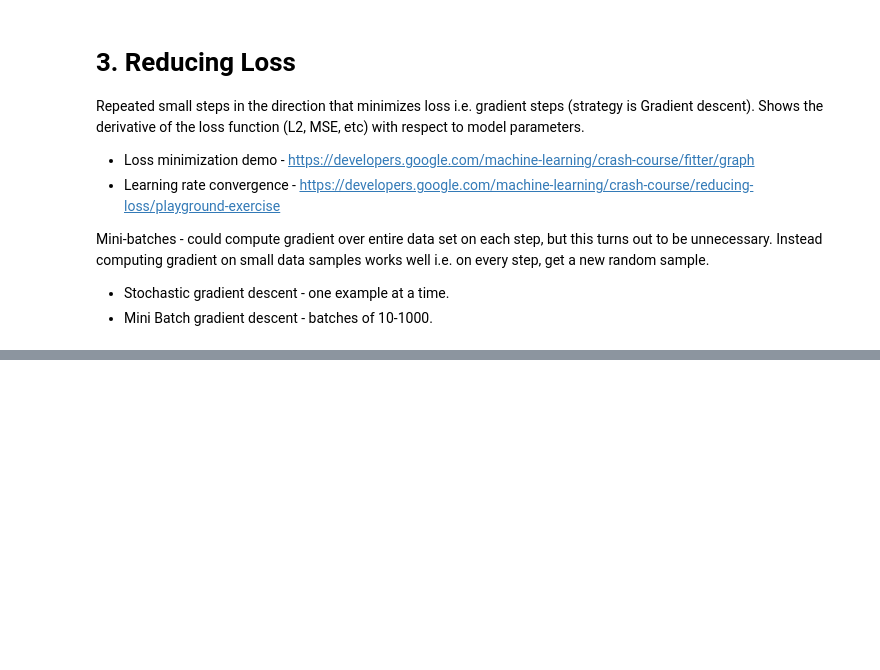
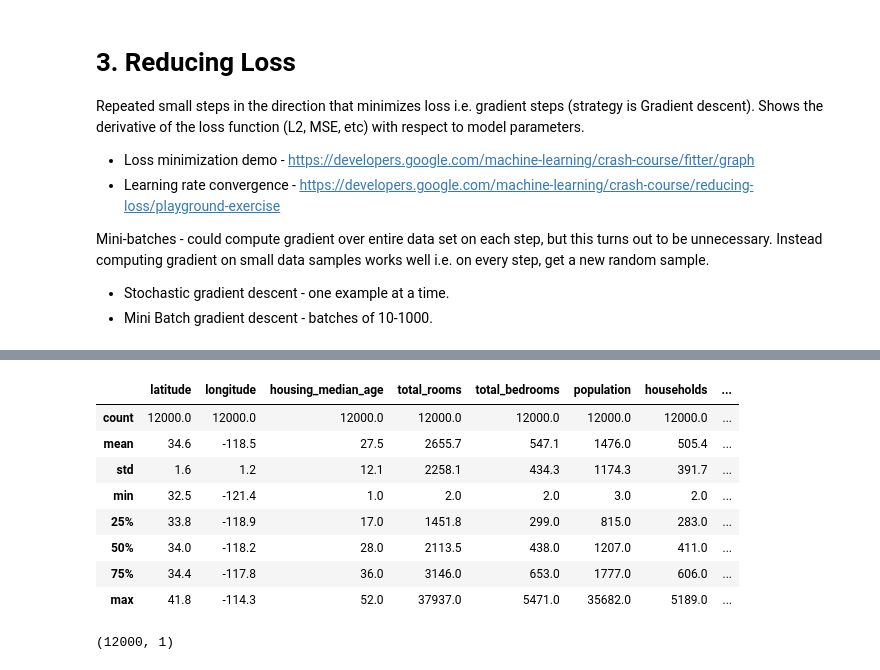
Before and after one commit to nabeelahmed/ml_crash_course, a Jupyter notebook: 1.ML_concepts.ipynb, the cells around one changed output, grey strips where cells are left out. Drawn from its saved outputs; the diff is of its cells as text; code cells hidden in the pictures; blank space fills up the shorter version.

```diff
--- a/1.ML_concepts.ipynb
+++ b/1.ML_concepts.ipynb
@@ -43,15 +87,16 @@ california_housing_dataframe = pd.read_csv("https://storage.googleapis.com/mledu
 # %%
 def preprocess_features(california_housing_dataframe):
-  """Prepares input features from California housing data set.
+    """Prepares input features from California housing data set.
 
-  Args:
+    Args:
     california_housing_dataframe: A Pandas DataFrame expected to contain data
       from the California housing data set.
-  Returns:
+    Returns:
     A DataFrame that contains the features to be used for the model, including
     synthetic features.
-  """
-  selected_features = california_housing_dataframe[
+    """
+    ## slicing dataframe i.e. the features we need to use
+    selected_features = california_housing_dataframe[
     ["latitude",
      "longitude",
      "housing_median_age",
@@ -60,24 +105,22 @@ def preprocess_features(california_housing_dataframe):
      "population",
      "households",
      "median_income"]]
-  processed_features = selected_features.copy()
-  # Create a synthetic feature.
-  processed_features["rooms_per_person"] = (
-    california_housing_dataframe["total_rooms"] /
-    california_housing_dataframe["population"])
-  return processed_features
+    processed_features = selected_features.copy()
+    # Create a synthetic feature.
+    processed_features["rooms_per_person"] = (california_housing_dataframe["total_rooms"] /
+                                              california_housing_dataframe["population"])
+    return processed_features
 
 def preprocess_targets(california_housing_dataframe):
-  """Prepares target features (i.e., labels) from California housing data set.
+    """Prepares target features (i.e., labels) from California housing data set.
 
-  Args:
+    Args:
     california_housing_dataframe: A Pandas DataFrame expected to contain data
       from the California housing data set.
-  Returns:
+    Returns:
     A DataFrame that contains the target feature.
-  """
-  output_targets = pd.DataFrame()
-  # Scale the target to be in units of thousands of dollars.
-  output_targets["median_house_value"] = (
-    california_housing_dataframe["median_house_value"] / 1000.0)
-  return output_targets
+    """
+    output_targets = pd.DataFrame()
+    # Scale the target to be in units of thousands of dollars.
+    output_targets["median_house_value"] = (california_housing_dataframe["median_house_value"] / 1000.0)
+    return output_targets
@@ -83,0 +133,18 @@ def preprocess_targets(california_housing_dataframe):
+# %%
+training_examples.describe()
+# %% [output]
+|  | latitude | longitude | housing_median_age | total_rooms | total_bedrooms | population | households | ... |
+| count | 12000.0 | 12000.0 | 12000.0 | 12000.0 | 12000.0 | 12000.0 | 12000.0 | ... |
+| mean | 34.6 | -118.5 | 27.5 | 2655.7 | 547.1 | 1476.0 | 505.4 | ... |
+| std | 1.6 | 1.2 | 12.1 | 2258.1 | 434.3 | 1174.3 | 391.7 | ... |
+| min | 32.5 | -121.4 | 1.0 | 2.0 | 2.0 | 3.0 | 2.0 | ... |
+| 25% | 33.8 | -118.9 | 17.0 | 1451.8 | 299.0 | 815.0 | 283.0 | ... |
+| 50% | 34.0 | -118.2 | 28.0 | 2113.5 | 438.0 | 1207.0 | 411.0 | ... |
+| 75% | 34.4 | -117.8 | 36.0 | 3146.0 | 653.0 | 1777.0 | 606.0 | ... |
+| max | 41.8 | -114.3 | 52.0 | 37937.0 | 5471.0 | 35682.0 | 5189.0 | ... |
+# %%
+# the target column - to prepare data for training.
+training_targets = preprocess_targets(california_housing_dataframe.head(12000))
+training_targets.shape
+# %% [output]
+(12000, 1)
```
Also changed, not shown: parts of 13 cells of this notebook, 1 other file.
